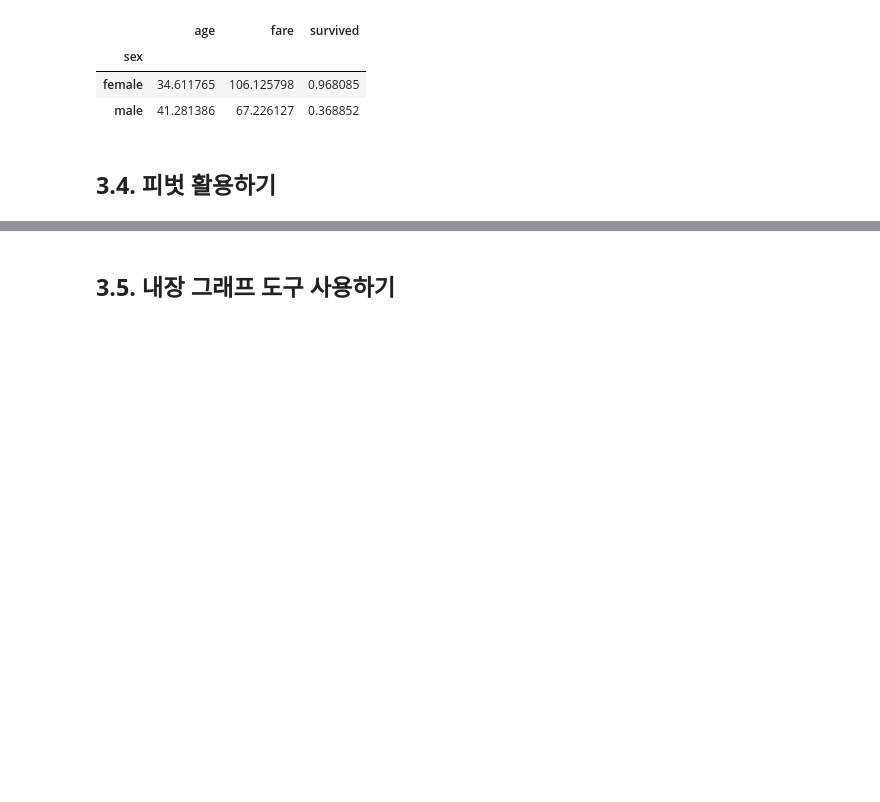
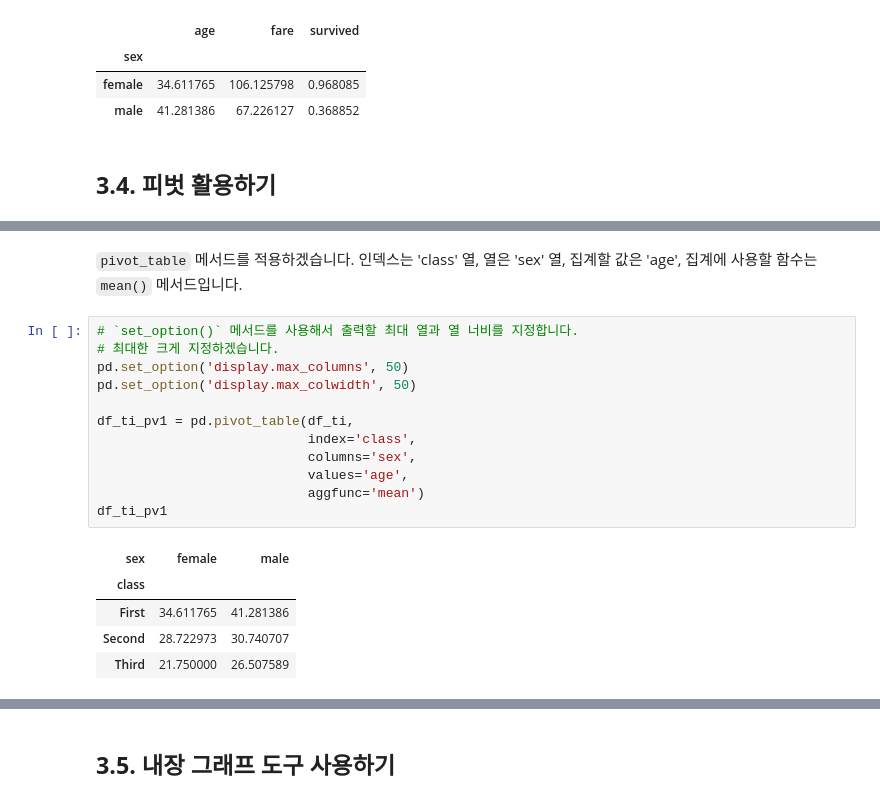
Before and after one commit to LeeSeungwon89/Pandas_Theory, a Jupyter notebook: 2. 데이터를 다루기 위한 파이썬 패키지.ipynb, the cells around one changed output, grey strips where cells are left out. Saved outputs shown, nothing was run; the diff lists cells and outputs as text; blank space fills up the shorter version.

```diff
--- a/2. 데이터를 다루기 위한 파이썬 패키지.ipynb
+++ b/2. 데이터를 다루기 위한 파이썬 패키지.ipynb
@@ -3057,0 +3075,20 @@ ti_gb2.mean().xs('First', level='class')
+# %% [markdown]
+`pivot_table` 메서드를 적용하겠습니다. 인덱스는 'class' 열, 열은 'sex' 열, 집계할 값은 'age', 집계에 사용할 함수는 `mean()` 메서드입니다.
+# %%
+# `set_option()` 메서드를 사용해서 출력할 최대 열과 열 너비를 지정합니다.
+# 최대한 크게 지정하겠습니다.
+pd.set_option('display.max_columns', 50)
+pd.set_option('display.max_colwidth', 50)
+
+df_ti_pv1 = pd.pivot_table(df_ti,
+                           index='class',
+                           columns='sex',
+                           values='age',
+                           aggfunc='mean')
+df_ti_pv1
+# %% [output]
+| sex | female | male |
+| class |  |  |
+| First | 34.611765 | 41.281386 |
+| Second | 28.722973 | 30.740707 |
+| Third | 21.750000 | 26.507589 |
```
Also changed, not shown: parts of 9 cells of this notebook.
